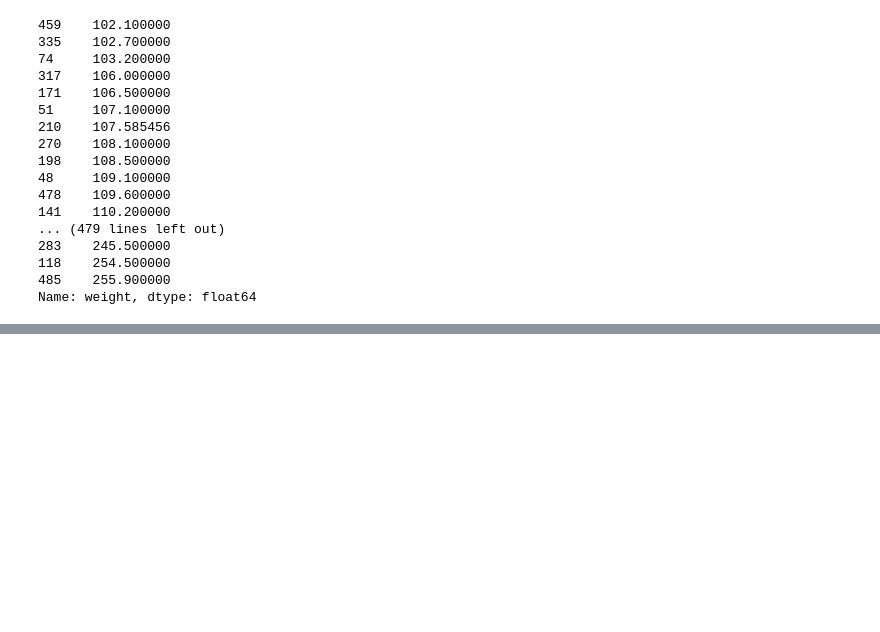
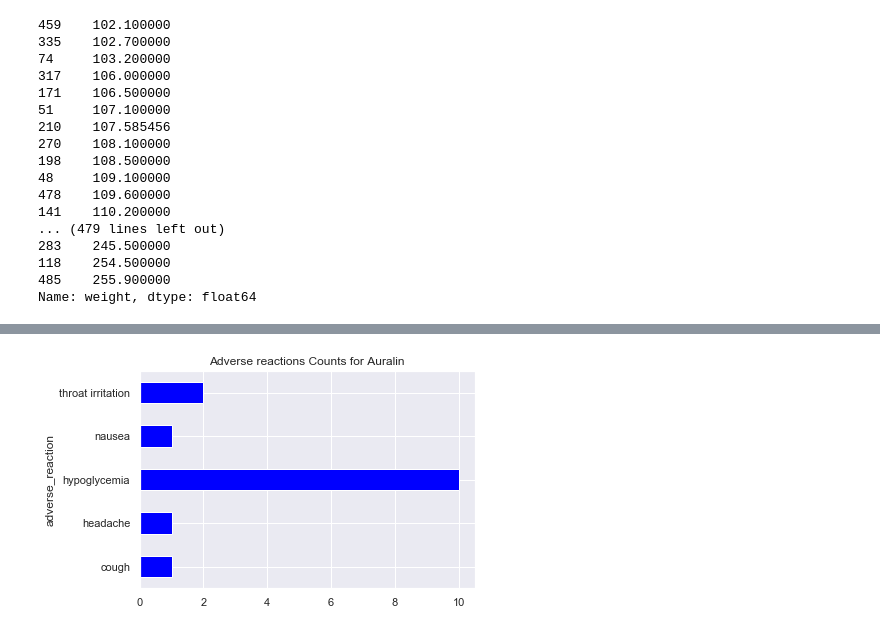
Before and after one commit to uminomuneaki/Clinical_Data_Analysis, a Jupyter notebook: assessing.ipynb, the cells around one changed output, grey strips where cells are left out. Drawn from its saved outputs; the diff is of its cells as text; code cells hidden in the pictures; blank space fills up the shorter version.

Commit message:
add visualizations

```diff
--- a/assessing.ipynb
+++ b/assessing.ipynb
@@ -3,6 +3,10 @@
 # %%
 import pandas as pd
 import numpy as np
+import matplotlib.pyplot as plt
+import seaborn as sns
+%matplotlib inline
+sns.set()
 # %%
 patients = pd.read_csv('patients.csv')
 treatments = pd.read_csv('treatments.csv')
@@ -684,0 +698,2 @@ Name: weight, dtype: float64
+# %%
+after_adverse_reactions = treatments_clean.groupby(['treatment' , 'adverse_reaction']).patient_id.count()
@@ -684,0 +715,6 @@ Name: weight, dtype: float64
+# %%
+after_adverse_reactions.auralin.plot(kind = 'barh',
+                                    title = 'Adverse reactions Counts for Auralin',
+                                    color = 'blue');
+# %% [output]
+[figure, added]
```
Also changed, not shown: parts of 5 cells of this notebook.
